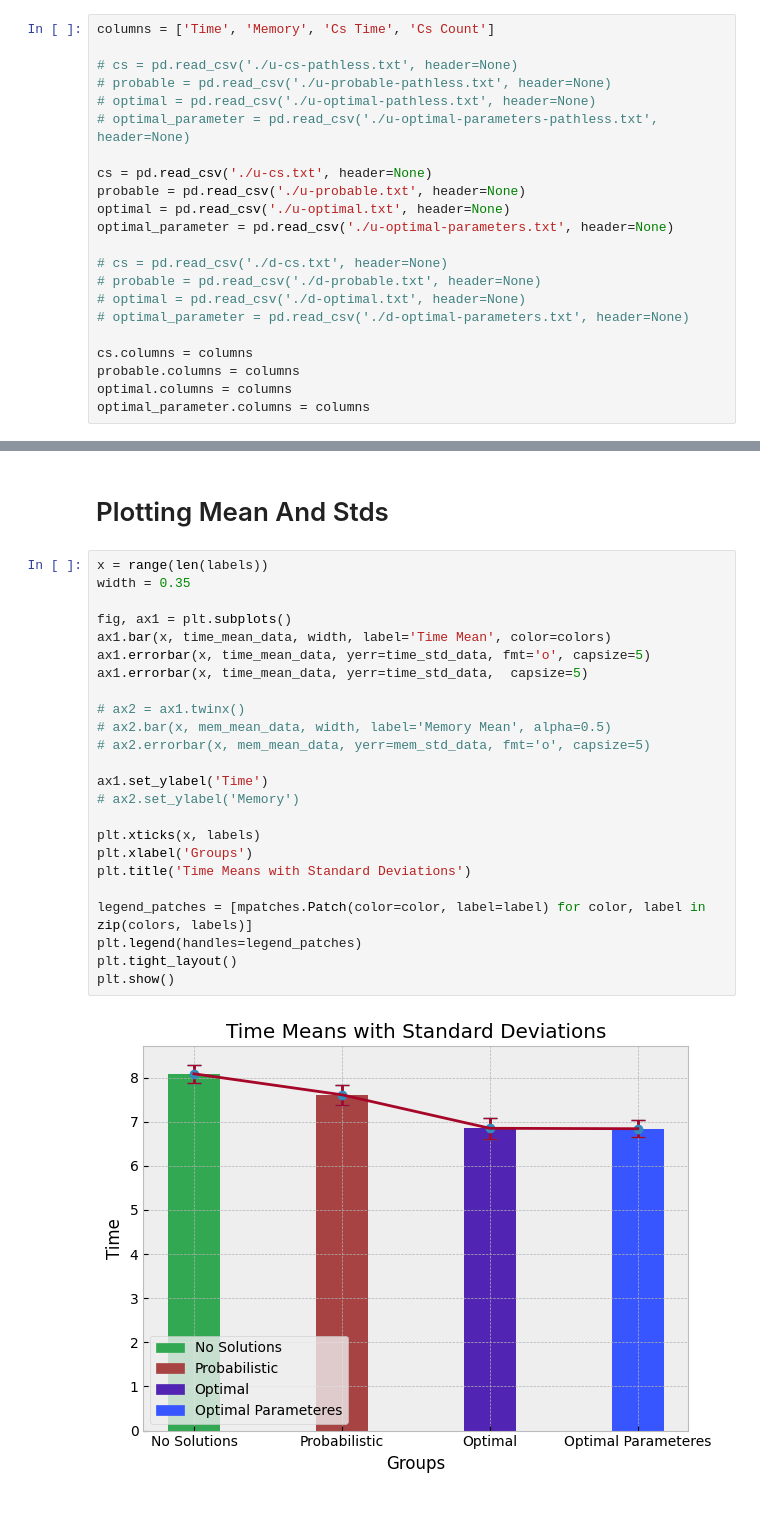
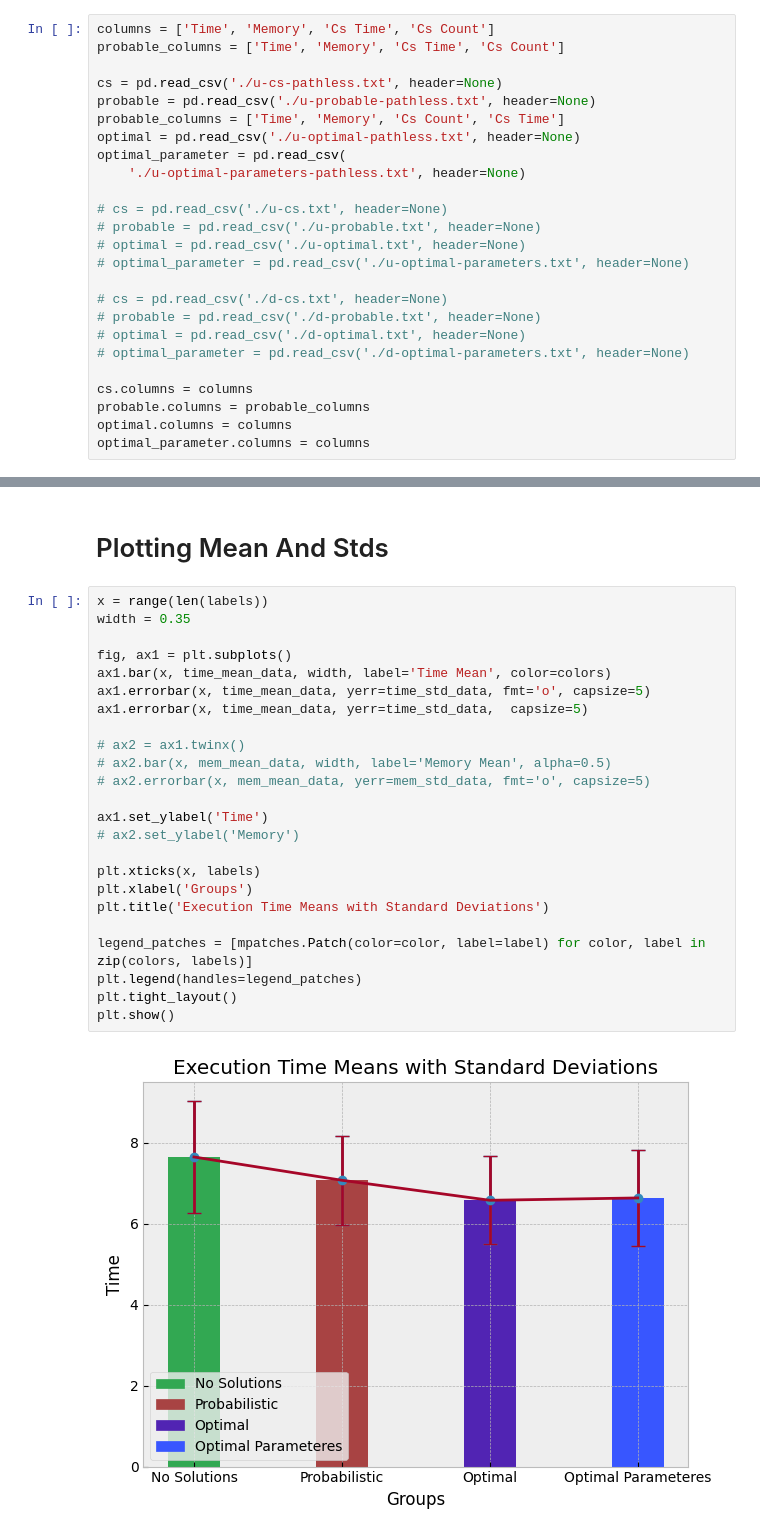
Before and after one commit to SobhanKiani/FaaS-Probablistic-Scheduler, a Jupyter notebook: simulator/results/w2/charts-updated.ipynb, the cells around one changed output, grey strips where cells are left out. Saved outputs shown, nothing was run; the diff lists cells and outputs as text.

```diff
--- a/simulator/results/w2/charts-updated.ipynb
+++ b/simulator/results/w2/charts-updated.ipynb
@@ -7,16 +7,19 @@ import pandas as pd
 plt.style.use('bmh')
 # %%
 columns = ['Time', 'Memory', 'Cs Time', 'Cs Count']
+probable_columns = ['Time', 'Memory', 'Cs Time', 'Cs Count']
 
-# cs = pd.read_csv('./u-cs-pathless.txt', header=None)
-# probable = pd.read_csv('./u-probable-pathless.txt', header=None)
-# optimal = pd.read_csv('./u-optimal-pathless.txt', header=None)
-# optimal_parameter = pd.read_csv('./u-optimal-parameters-pathless.txt', header=None)
+cs = pd.read_csv('./u-cs-pathless.txt', header=None)
+probable = pd.read_csv('./u-probable-pathless.txt', header=None)
+probable_columns = ['Time', 'Memory', 'Cs Count', 'Cs Time']
+optimal = pd.read_csv('./u-optimal-pathless.txt', header=None)
+optimal_parameter = pd.read_csv(
+    './u-optimal-parameters-pathless.txt', header=None)
 
-cs = pd.read_csv('./u-cs.txt', header=None)
-probable = pd.read_csv('./u-probable.txt', header=None)
-optimal = pd.read_csv('./u-optimal.txt', header=None)
-optimal_parameter = pd.read_csv('./u-optimal-parameters.txt', header=None)
+# cs = pd.read_csv('./u-cs.txt', header=None)
+# probable = pd.read_csv('./u-probable.txt', header=None)
+# optimal = pd.read_csv('./u-optimal.txt', header=None)
+# optimal_parameter = pd.read_csv('./u-optimal-parameters.txt', header=None)
 
 # cs = pd.read_csv('./d-cs.txt', header=None)
 # probable = pd.read_csv('./d-probable.txt', header=None)
@@ -24,7 +27,7 @@ optimal_parameter = pd.read_csv('./u-optimal-parameters.txt', header=None)
 # optimal_parameter = pd.read_csv('./d-optimal-parameters.txt', header=None)
 
 cs.columns = columns
-probable.columns = columns
+probable.columns = probable_columns
 optimal.columns = columns
 optimal_parameter.columns = columns
 # %%
@@ -197,29 +200,29 @@ plt.show()
 # %%
 x = range(len(labels))
 width = 0.35
 
 fig, ax1 = plt.subplots()
 ax1.bar(x, time_mean_data, width, label='Time Mean', color=colors)
 ax1.errorbar(x, time_mean_data, yerr=time_std_data, fmt='o', capsize=5)
 ax1.errorbar(x, time_mean_data, yerr=time_std_data,  capsize=5)
 
 # ax2 = ax1.twinx()
 # ax2.bar(x, mem_mean_data, width, label='Memory Mean', alpha=0.5)
 # ax2.errorbar(x, mem_mean_data, yerr=mem_std_data, fmt='o', capsize=5)
 
 ax1.set_ylabel('Time')
 # ax2.set_ylabel('Memory')
 
 plt.xticks(x, labels)
 plt.xlabel('Groups')
-plt.title('Time Means with Standard Deviations')
+plt.title('Execution Time Means with Standard Deviations')
 
 legend_patches = [mpatches.Patch(color=color, label=label) for color, label in zip(colors, labels)]
 plt.legend(handles=legend_patches)
 plt.tight_layout()
 plt.show()
 # %% [output]
-[figure, old version]
+[figure, new version]
 # %%
 x = range(len(labels))
 width = 0.35
```
Also changed, not shown: parts of 7 cells of this notebook, 6 other files.
